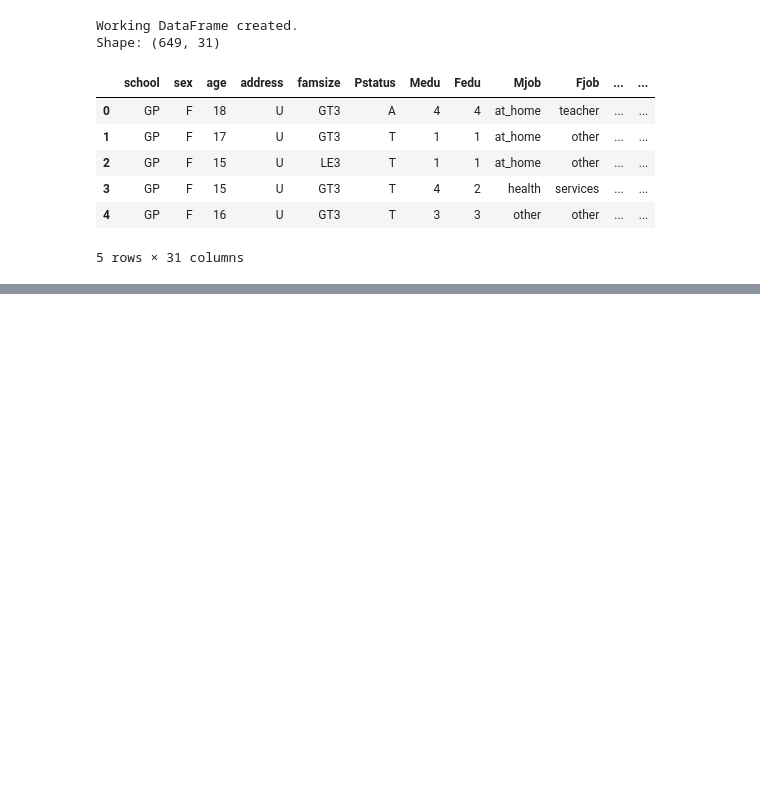
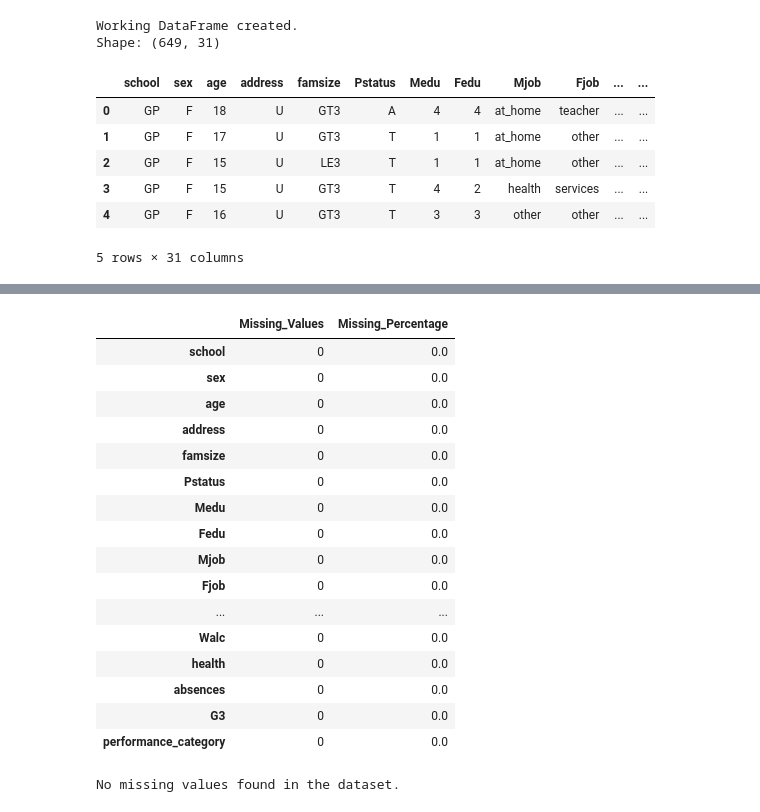
Before and after one commit to lightcode01-oss/IYB_INTERNSHIP, a Jupyter notebook: Day_04_Data_Quality_Analysis.ipynb, the cells around one changed output, grey strips where cells are left out. Saved outputs shown, nothing was run; the diff lists cells and outputs as text; code cells hidden in the pictures; blank space fills up the shorter version.

```diff
--- a/Day_04_Data_Quality_Analysis.ipynb
+++ b/Day_04_Data_Quality_Analysis.ipynb
@@ -78,3 +78,17 @@ Shape: (649, 31)
 | 3 | GP | F | 15 | U | GT3 | T | 4 | 2 | health | services | ... | ... |
 | 4 | GP | F | 16 | U | GT3 | T | 3 | 3 | other | other | ... | ... |
 5 rows × 31 columns
+# %%
+# Create project-defined performance categories
+
+def performance_category(grade):
+    if grade < 10:
+        return "Low"
+    elif grade < 15:
+        return "Medium"
+    else:
+        return "High"
+
+df["performance_category"] = df["G3"].apply(performance_category)
+
+print(df["performance_category"].value_counts())
@@ -80,0 +139,59 @@ Shape: (649, 31)
+# %%
+# Create missing-value summary
+
+missing_summary = pd.DataFrame({
+    "Missing_Values": df.isnull().sum(),
+    "Missing_Percentage": (
+        df.isnull().sum() / len(df) * 100
+    ).round(2)
+})
+
+missing_summary = missing_summary.sort_values(
+    by="Missing_Values",
+    ascending=False
+)
+
+missing_summary
+# %% [output]
+|  | Missing_Values | Missing_Percentage |
+| school | 0 | 0.0 |
+| sex | 0 | 0.0 |
+| age | 0 | 0.0 |
+| address | 0 | 0.0 |
+| famsize | 0 | 0.0 |
+| Pstatus | 0 | 0.0 |
+| Medu | 0 | 0.0 |
+| Fedu | 0 | 0.0 |
+| Mjob | 0 | 0.0 |
+| Fjob | 0 | 0.0 |
+| ... | ... | ... |
+| Walc | 0 | 0.0 |
+| health | 0 | 0.0 |
+| absences | 0 | 0.0 |
+| G3 | 0 | 0.0 |
+| performance_category | 0 | 0.0 |
+# %%
+# Visualize missing values
+
+missing_plot = missing_summary[
+    missing_summary["Missing_Values"] > 0
+]
+
+if len(missing_plot) == 0:
+    print("No missing values found in the dataset.")
+else:
+    plt.figure(figsize=(10, 5))
+
+    sns.barplot(
+        x=missing_plot.index,
+        y=missing_plot["Missing_Values"]
+    )
+
+    plt.title("Missing Values by Feature")
+    plt.xlabel("Feature")
+    plt.ylabel("Number of Missing Values")
+    plt.xticks(rotation=90)
+
+    plt.show()
+# %% [output]
+No missing values found in the dataset.
```
Also changed, not shown: parts of 5 cells of this notebook.
